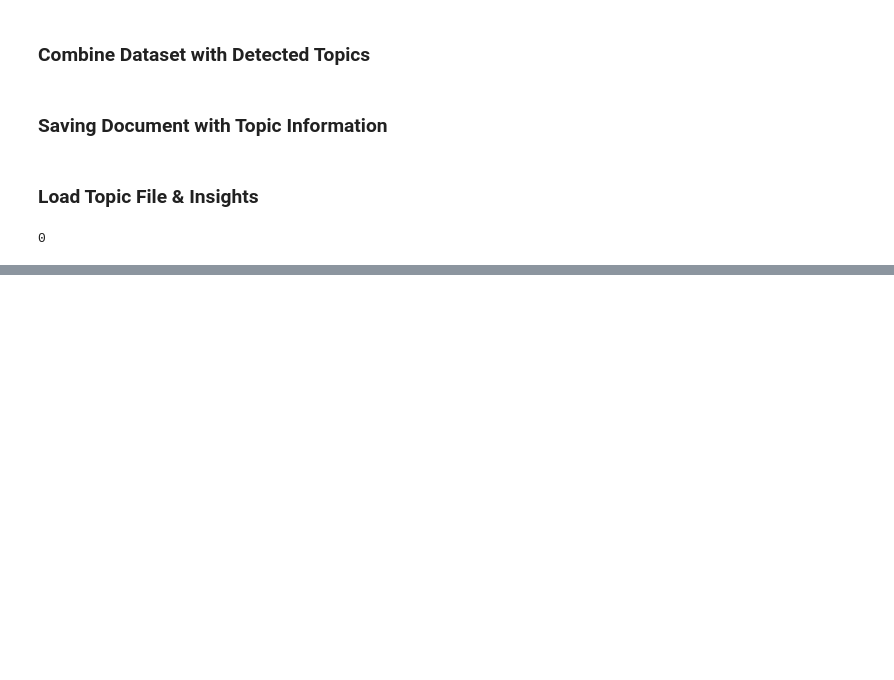
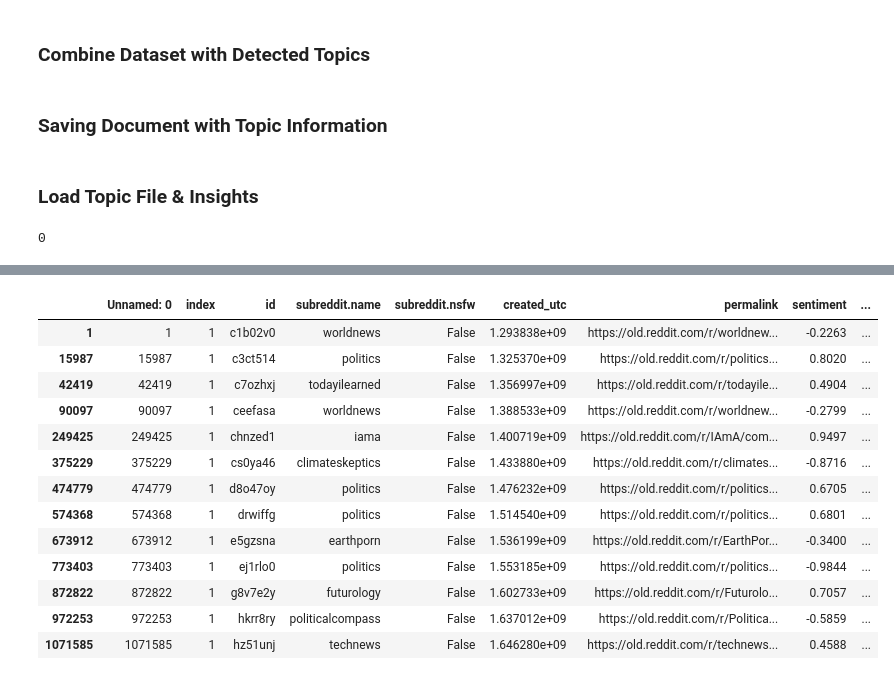
Before and after one commit to anjaghub/datascience_project_2023, a Jupyter notebook: 3_modeling_topic_cluster.ipynb, the cells around one changed output, grey strips where cells are left out. Cells and saved outputs as stored; diff of their text form; code cells hidden in the pictures; blank space fills up the shorter version.

```diff
--- a/3_modeling_topic_cluster.ipynb
+++ b/3_modeling_topic_cluster.ipynb
@@ -268,7 +272,7 @@ concatenated_df.to_csv("data/comments_with_topics.csv")
 # %% [markdown]
 ### Load Topic File & Insights
 # %%
-test = pd.read_csv("data/with_topics.csv")
+test = pd.read_csv("data/comments_with_topics.csv")
 # %%
 test.isna().sum().sum()
 # %% [output]
@@ -278,4 +282,5 @@ test.isna().sum().sum()
 test = test[test["Topic"] != -1]
 # %%
 # try to understand if topic detection worked
-test = test.head(50)
+test.head()
+test.dtypes
@@ -281,0 +308,17 @@ test = test.head(50)
+# %%
+test[test["index"] == 1]
+# %% [output]
+|  | Unnamed: 0 | index | id | subreddit.name | subreddit.nsfw | created_utc | permalink | sentiment | ... |
+| 1 | 1 | 1 | c1b02v0 | worldnews | False | 1.293838e+09 | https://old.reddit.com/r/worldnew... | -0.2263 | ... |
+| 15987 | 15987 | 1 | c3ct514 | politics | False | 1.325370e+09 | https://old.reddit.com/r/politics... | 0.8020 | ... |
+| 42419 | 42419 | 1 | c7ozhxj | todayilearned | False | 1.356997e+09 | https://old.reddit.com/r/todayile... | 0.4904 | ... |
+| 90097 | 90097 | 1 | ceefasa | worldnews | False | 1.388533e+09 | https://old.reddit.com/r/worldnew... | -0.2799 | ... |
+| 249425 | 249425 | 1 | chnzed1 | iama | False | 1.400719e+09 | https://old.reddit.com/r/IAmA/com... | 0.9497 | ... |
+| 375229 | 375229 | 1 | cs0ya46 | climateskeptics | False | 1.433880e+09 | https://old.reddit.com/r/climates... | -0.8716 | ... |
+| 474779 | 474779 | 1 | d8o47oy | politics | False | 1.476232e+09 | https://old.reddit.com/r/politics... | 0.6705 | ... |
+| 574368 | 574368 | 1 | drwiffg | politics | False | 1.514540e+09 | https://old.reddit.com/r/politics... | 0.6801 | ... |
+| 673912 | 673912 | 1 | e5gzsna | earthporn | False | 1.536199e+09 | https://old.reddit.com/r/EarthPor... | -0.3400 | ... |
+| 773403 | 773403 | 1 | ej1rlo0 | politics | False | 1.553185e+09 | https://old.reddit.com/r/politics... | -0.9844 | ... |
+| 872822 | 872822 | 1 | g8v7e2y | futurology | False | 1.602733e+09 | https://old.reddit.com/r/Futurolo... | 0.7057 | ... |
+| 972253 | 972253 | 1 | hkrr8ry | politicalcompass | False | 1.637012e+09 | https://old.reddit.com/r/Politica... | -0.5859 | ... |
+| 1071585 | 1071585 | 1 | hz51unj | technews | False | 1.646280e+09 | https://old.reddit.com/r/technews... | 0.4588 | ... |
```
Also changed, not shown: parts of 2 cells of this notebook.
